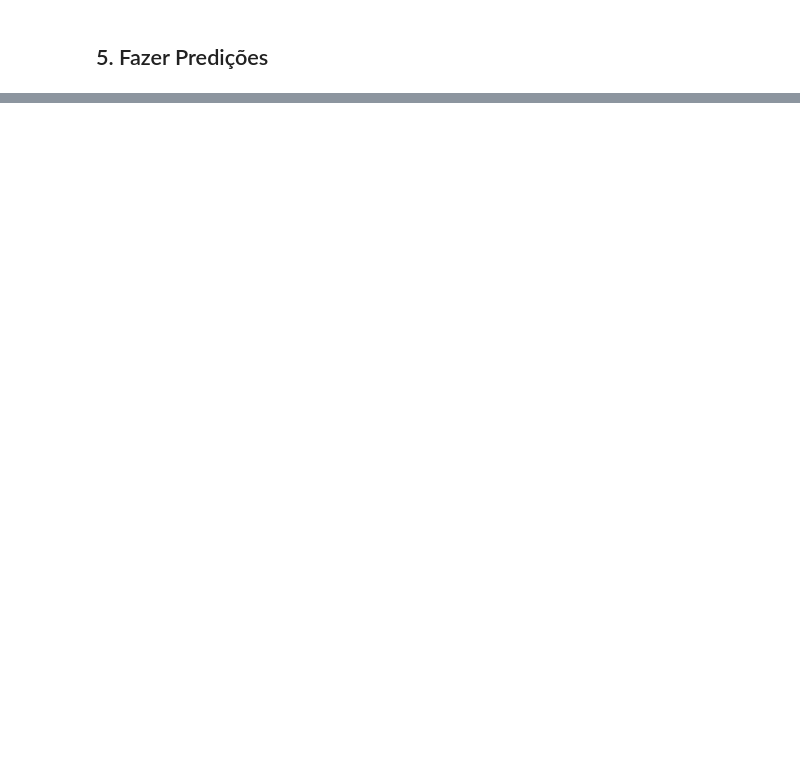
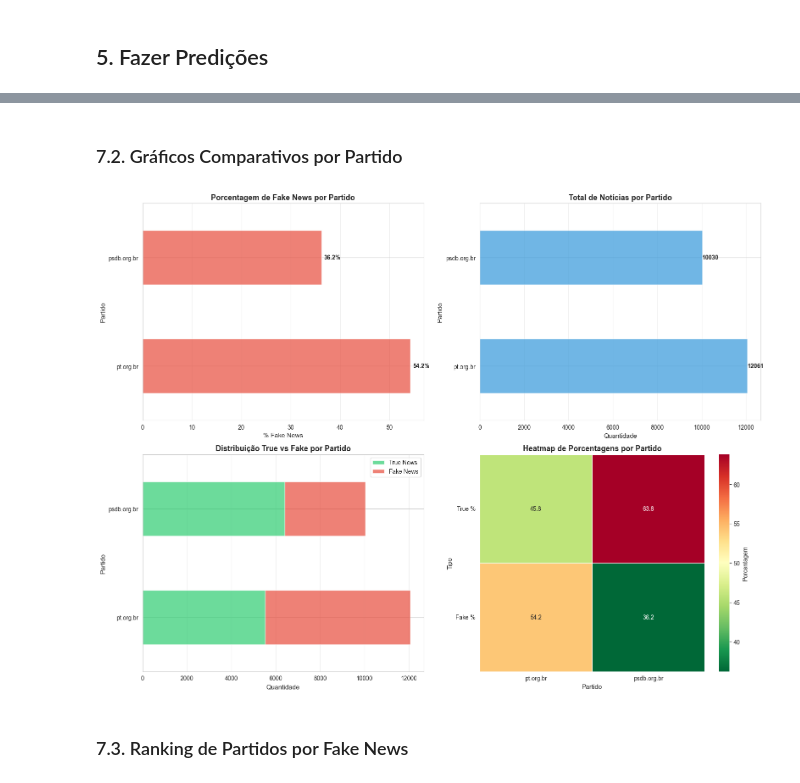
Before and after one commit to lukslana/fake-news-detector-brazilian-politics, a Jupyter notebook: notebooks/03_1_svm_fake_news_classifier_real_news.ipynb, the cells around one changed output, grey strips where cells are left out. Drawn from its saved outputs; the diff is of its cells as text; code cells hidden in the pictures; blank space fills up the shorter version.

```diff
--- a/notebooks/03_1_svm_fake_news_classifier_real_news.ipynb
+++ b/notebooks/03_1_svm_fake_news_classifier_real_news.ipynb
@@ -133,0 +258,56 @@ else:
+# %% [markdown]
+### 7.2. Gráficos Comparativos por Partido
+# %%
+if party_column:
+    fig, axes = plt.subplots(2, 2, figsize=(16, 12))
+
+    # 1. Porcentagem de Fake News por Partido
+    ax1 = axes[0, 0]
+    party_analysis['Fake_Percentage'].plot(kind='barh', ax=ax1, color=COLORS['fake'], alpha=0.7)
+    ax1.set_title('Porcentagem de Fake News por Partido', fontsize=13, fontweight='bold')
+    ax1.set_xlabel('% Fake News', fontsize=11)
+    ax1.set_ylabel('Partido', fontsize=11)
+    ax1.grid(axis='x', alpha=0.3)
+
+    # Adicionar valores nas barras
+    for i, v in enumerate(party_analysis['Fake_Percentage'].values):
+        ax1.text(v + 0.5, i, f'{v:.1f}%', va='center', fontweight='bold')
+
+    # 2. Total de Notícias por Partido
+    ax2 = axes[0, 1]
+    party_analysis['Total_Notícias'].plot(kind='barh', ax=ax2, color=COLORS['neutral'], alpha=0.7)
+    ax2.set_title('Total de Notícias por Partido', fontsize=13, fontweight='bold')
+    ax2.set_xlabel('Quantidade', fontsize=11)
+    ax2.set_ylabel('Partido', fontsize=11)
+    ax2.grid(axis='x', alpha=0.3)
+
+    for i, v in enumerate(party_analysis['Total_Notícias'].values):
+        ax2.text(v + 0.5, i, str(int(v)), va='center', fontweight='bold')
+
+    # 3. Comparação Fake vs True por Partido (Stacked Bar)
+    ax3 = axes[1, 0]
+    party_counts = party_analysis[['True_Count', 'Fake_Count']]
+    party_counts.plot(kind='barh', stacked=True, ax=ax3,
+                      color=[COLORS['true'], COLORS['fake']], alpha=0.7)
+    ax3.set_title('Distribuição True vs Fake por Partido', fontsize=13, fontweight='bold')
+    ax3.set_xlabel('Quantidade', fontsize=11)
+    ax3.set_ylabel('Partido', fontsize=11)
+    ax3.legend(['True News', 'Fake News'], loc='best')
+    ax3.grid(axis='x', alpha=0.3)
+
+    # 4. Heatmap de Porcentagens
+    ax4 = axes[1, 1]
+    heatmap_data = party_analysis[['True_Percentage', 'Fake_Percentage']].T
+    sns.heatmap(heatmap_data, annot=True, fmt='.1f', cmap='RdYlGn_r',
+                cbar_kws={'label': 'Porcentagem'}, ax=ax4, linewidths=0.5)
+    ax4.set_title('Heatmap de Porcentagens por Partido', fontsize=13, fontweight='bold')
+    ax4.set_ylabel('Tipo', fontsize=11)
+    ax4.set_xlabel('Partido', fontsize=11)
+    ax4.set_yticklabels(['True %', 'Fake %'], rotation=0)
+
+    plt.tight_layout()
+    plt.show()
+# %% [output]
+[figure, added]
+# %% [markdown]
+### 7.3. Ranking de Partidos por Fake News
```
Also changed, not shown: parts of 30 cells of this notebook, 1 other file.
